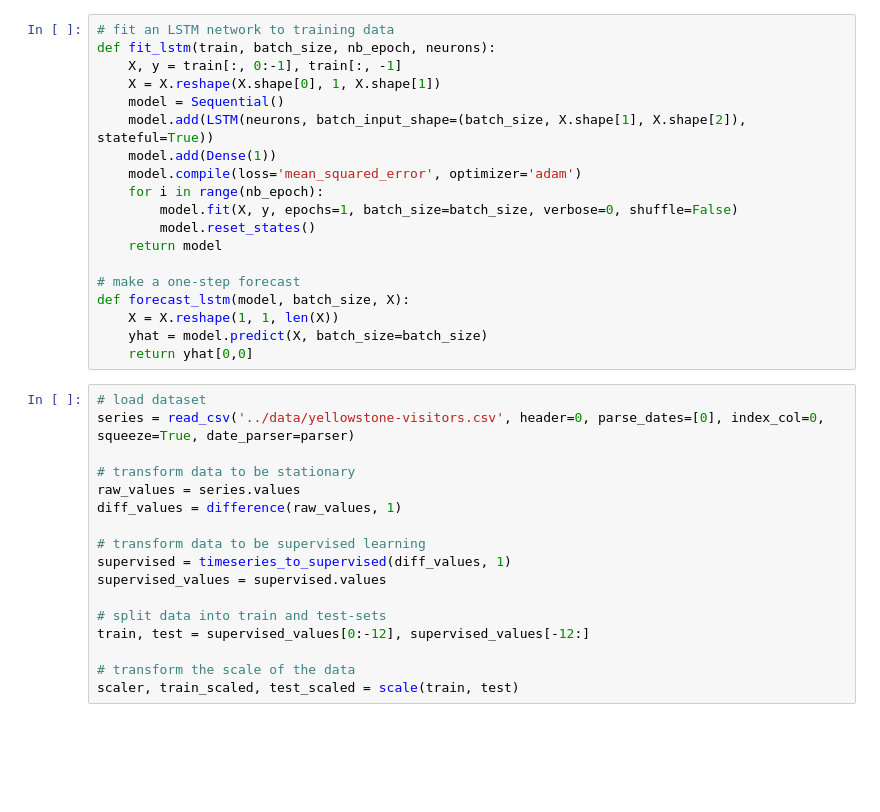
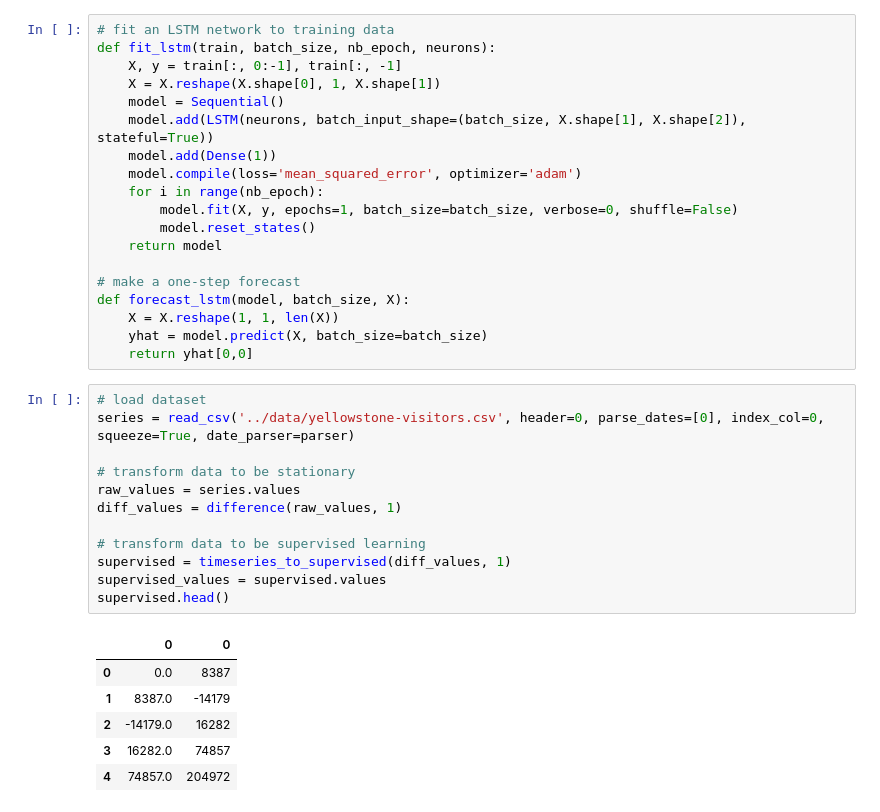
Before and after one commit to jshudzina/keras-tutorial, a Jupyter notebook: notebooks/02-yellowstone-visitors.ipynb, the cells around one changed output. Saved outputs shown, nothing was run; the diff lists cells and outputs as text; blank space fills up the shorter version.

```diff
--- a/notebooks/02-yellowstone-visitors.ipynb
+++ b/notebooks/02-yellowstone-visitors.ipynb
@@ -82,17 +82,19 @@ def forecast_lstm(model, batch_size, X):
 # %%
 # load dataset
 series = read_csv('../data/yellowstone-visitors.csv', header=0, parse_dates=[0], index_col=0, squeeze=True, date_parser=parser)
 
 # transform data to be stationary
 raw_values = series.values
 diff_values = difference(raw_values, 1)
 
 # transform data to be supervised learning
 supervised = timeseries_to_supervised(diff_values, 1)
 supervised_values = supervised.values
-
-# split data into train and test-sets
-train, test = supervised_values[0:-12], supervised_values[-12:]
-
-# transform the scale of the data
-scaler, train_scaled, test_scaled = scale(train, test)
+supervised.head()
+# %% [output]
+|  | 0 | 0 |
+| 0 | 0.0 | 8387 |
+| 1 | 8387.0 | -14179 |
+| 2 | -14179.0 | 16282 |
+| 3 | 16282.0 | 74857 |
+| 4 | 74857.0 | 204972 |
```
Also changed, not shown: parts of 3 cells of this notebook, 3 other files.
